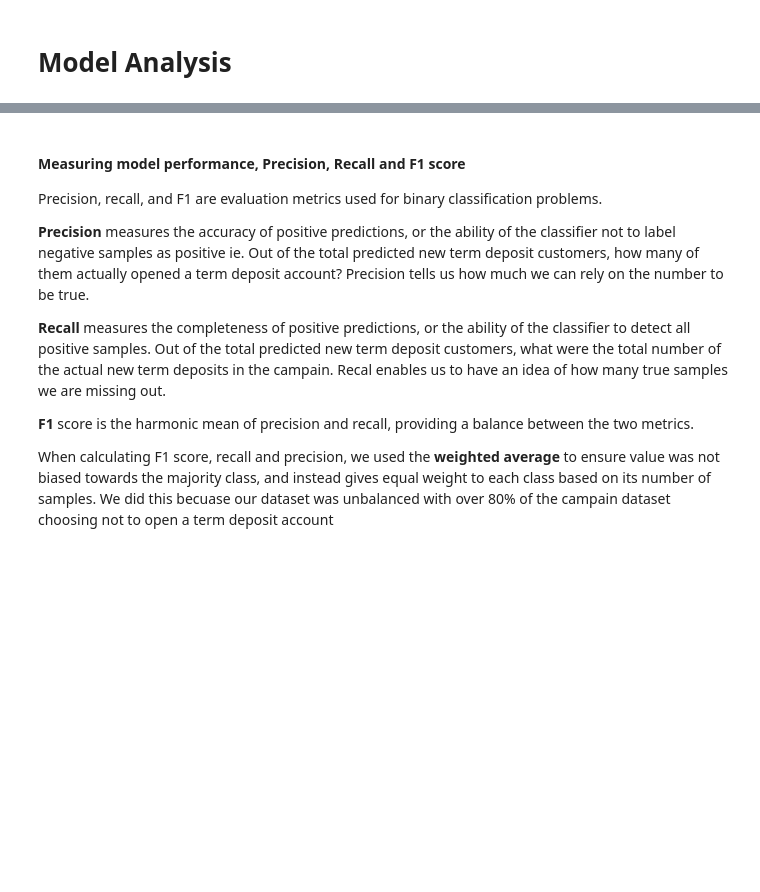
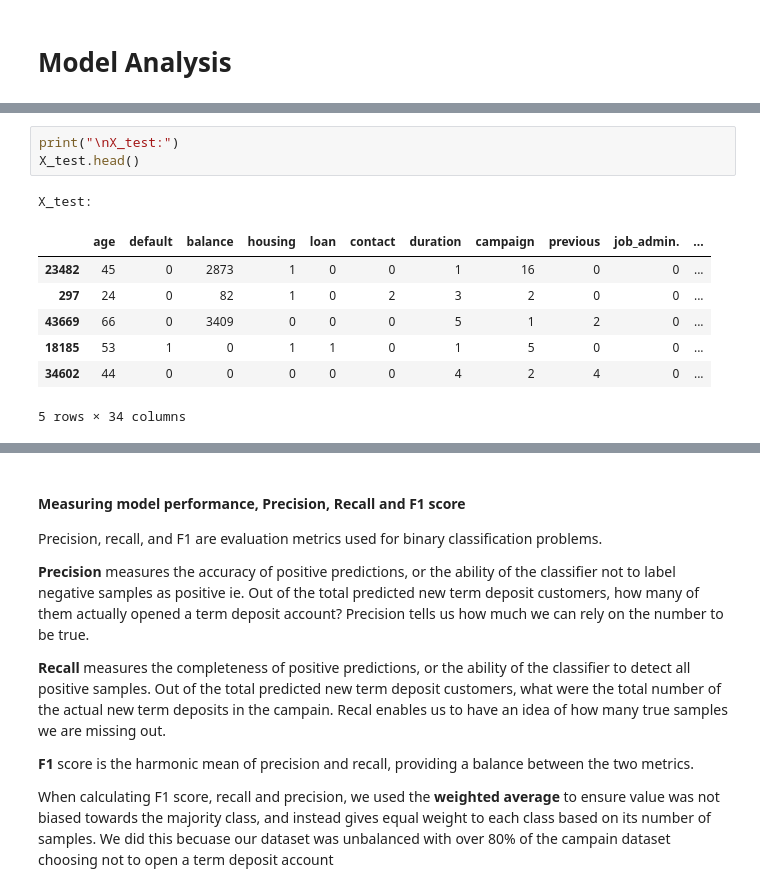
Before and after one commit to SMares1/MSAAI-501, a Jupyter notebook: Team 4 - Final Project.ipynb, the cells around one changed output, grey strips where cells are left out. Drawn from its saved outputs; the diff is of its cells as text; blank space fills up the shorter version.

```diff
--- a/Team 4 - Final Project.ipynb
+++ b/Team 4 - Final Project.ipynb
@@ -879,0 +850,12 @@ We chose to evaluate five baseline models then do hyperparameter tunning try inc
+# %%
+print("\nX_test:")
+X_test.head()
+# %% [output]
+X_test:
+|  | age | default | balance | housing | loan | contact | duration | campaign | previous | job_admin. | ... |
+| 23482 | 45 | 0 | 2873 | 1 | 0 | 0 | 1 | 16 | 0 | 0 | ... |
+| 297 | 24 | 0 | 82 | 1 | 0 | 2 | 3 | 2 | 0 | 0 | ... |
+| 43669 | 66 | 0 | 3409 | 0 | 0 | 0 | 5 | 1 | 2 | 0 | ... |
+| 18185 | 53 | 1 | 0 | 1 | 1 | 0 | 1 | 5 | 0 | 0 | ... |
+| 34602 | 44 | 0 | 0 | 0 | 0 | 0 | 4 | 2 | 4 | 0 | ... |
+5 rows × 34 columns
```
Also changed, not shown: parts of 13 cells of this notebook.
